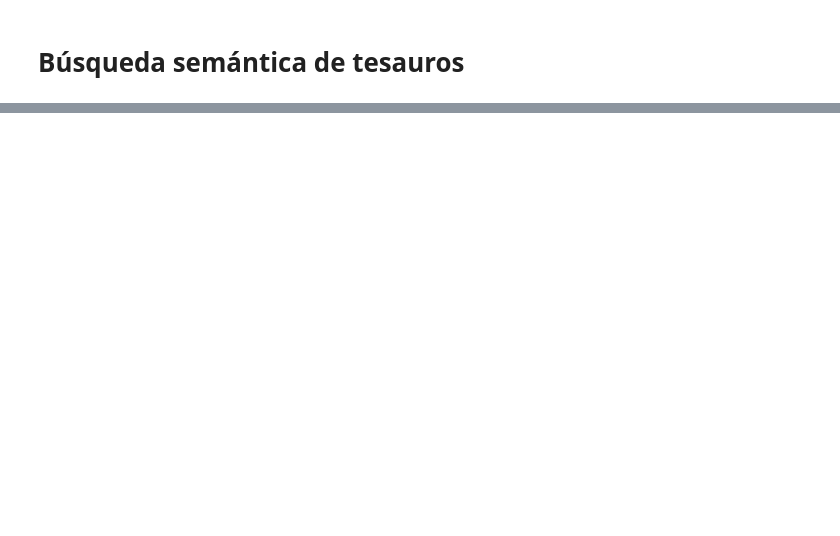
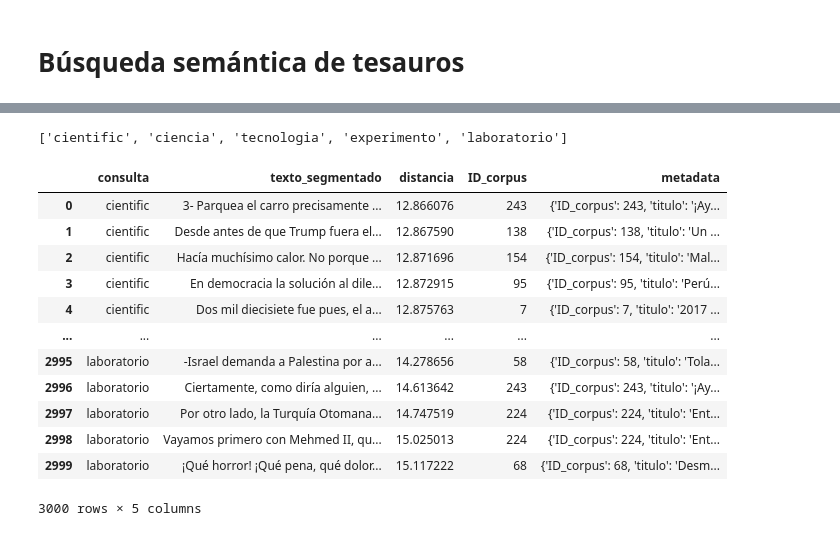
Before and after one commit to BMSS-EAFIT-Projects/HumanidadesDigitales_Karen, a Jupyter notebook: Códigos/busquedas_tesauros.ipynb, the cells around one changed output, grey strips where cells are left out. Cells and saved outputs as stored; diff of their text form; code cells hidden in the pictures; blank space fills up the shorter version.

```diff
--- a/Códigos/busquedas_tesauros.ipynb
+++ b/Códigos/busquedas_tesauros.ipynb
@@ -240,0 +286,48 @@ plt.show()
+# %%
+texto_segmentado_list = tabla_parrafos['texto_segmentado'].astype(str).tolist()[:2000]
+# %%
+embeddings = modelo_embedding.encode(texto_segmentado_list, convert_to_tensor=False).astype('float32')
+# %%
+indice = faiss.IndexFlatL2(embeddings.shape[1])
+indice.add(embeddings)
+# %%
+diccionario_ciencia
+# %% [output]
+['cientific', 'ciencia', 'tecnologia', 'experimento', 'laboratorio']
+# %%
+# Buscar texto similar a una consulta
+resultados_busqueda_semantica = []
+for w in diccionario_ciencia:
+    consulta = w
+    embedding_consulta = modelo_embedding.encode(consulta, convert_to_tensor=False).astype('float32')
+    embedding_consulta = np.array([embedding_consulta])  # FAISS espera una matriz 2D
+    distancias, indices = indice.search(embedding_consulta, k = 2000)
+    percentile = np.percentile(distancias[0],70)
+    for i, d in enumerate(distancias[0]):
+        if d > percentile:
+            resultados_busqueda_semantica.append(
+                {
+                    'consulta': w,
+                    'texto_segmentado': texto_segmentado_list[indices[0][i]],
+                    'distancia': d,
+                    'ID_corpus': tabla_parrafos.iloc[indices[0][i]]['ID_corpus'],
+                    'metadata': tabla_parrafos.iloc[indices[0][i]][['ID_corpus', 'titulo', 'autor', 'fecha', 'indice_original']].to_dict()
+                }
+            )
+resultados_busqueda_semantica_df = pd.DataFrame(resultados_busqueda_semantica)
+# %%
+resultados_busqueda_semantica_df
+# %% [output]
+|  | consulta | texto_segmentado | distancia | ID_corpus | metadata |
+| 0 | cientific | 3- Parquea el carro precisamente ... | 12.866076 | 243 | {'ID_corpus': 243, 'titulo': '¡Ay... |
+| 1 | cientific | Desde antes de que Trump fuera el... | 12.867590 | 138 | {'ID_corpus': 138, 'titulo': 'Un ... |
+| 2 | cientific | Hacía muchísimo calor. No porque ... | 12.871696 | 154 | {'ID_corpus': 154, 'titulo': 'Mal... |
+| 3 | cientific | En democracia la solución al dile... | 12.872915 | 95 | {'ID_corpus': 95, 'titulo': 'Perú... |
+| 4 | cientific | Dos mil diecisiete fue pues, el a... | 12.875763 | 7 | {'ID_corpus': 7, 'titulo': '2017 ... |
+| ... | ... | ... | ... | ... | ... |
+| 2995 | laboratorio | -Israel demanda a Palestina por a... | 14.278656 | 58 | {'ID_corpus': 58, 'titulo': 'Tola... |
+| 2996 | laboratorio | Ciertamente, como diría alguien, ... | 14.613642 | 243 | {'ID_corpus': 243, 'titulo': '¡Ay... |
+| 2997 | laboratorio | Por otro lado, la Turquía Otomana... | 14.747519 | 224 | {'ID_corpus': 224, 'titulo': 'Ent... |
+| 2998 | laboratorio | Vayamos primero con Mehmed II, qu... | 15.025013 | 224 | {'ID_corpus': 224, 'titulo': 'Ent... |
+| 2999 | laboratorio | ¡Qué horror! ¡Qué pena, qué dolor... | 15.117222 | 68 | {'ID_corpus': 68, 'titulo': 'Desm... |
+3000 rows × 5 columns
```
Also changed, not shown: parts of 19 cells of this notebook.
